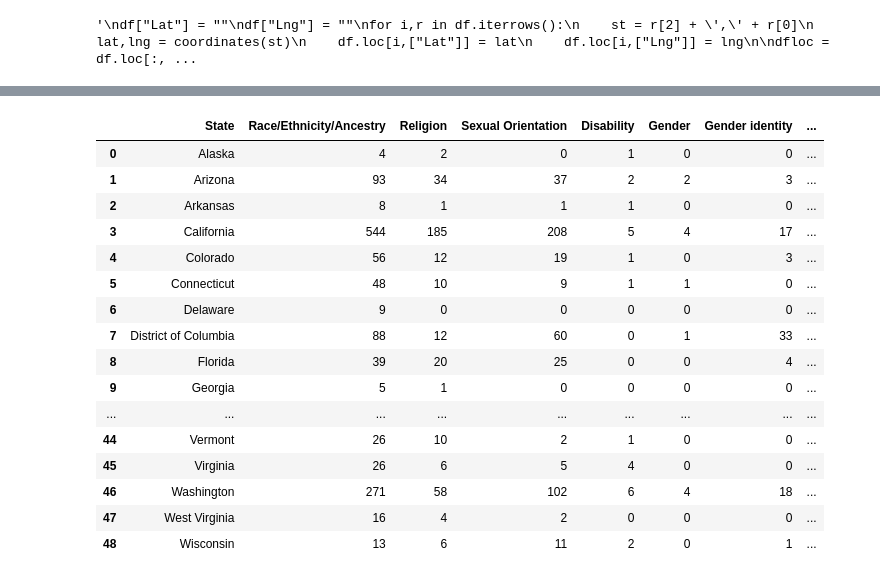
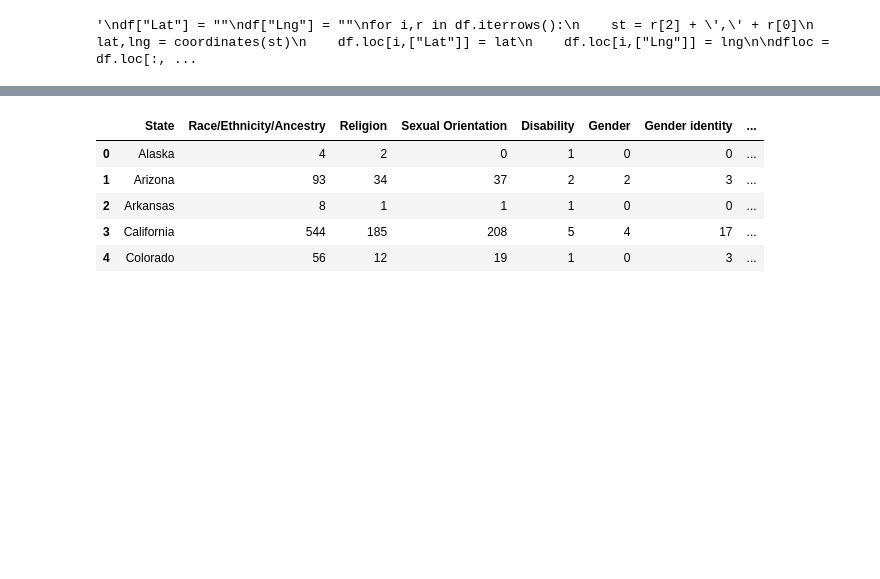
Before and after one commit to msheker/project1mmm, a Jupyter notebook: hatecrime.ipynb, the cells around one changed output, grey strips where cells are left out. Saved outputs shown, nothing was run; the diff lists cells and outputs as text; code cells hidden in the pictures; blank space fills up the shorter version.

```diff
--- a/hatecrime.ipynb
+++ b/hatecrime.ipynb
@@ -178,9 +173,3 @@ f1.add_layer(l)
 f1
 # %% [output]
 [interactive output not drawn]
-# %%
-from census_vars import censuskey
-censusval = dict()
-for k,v in censuskey.items():
-    censusval[v]=k
-censusval
@@ -237,21 +197,11 @@ dfcd
 # %%
 dfrace = pd.merge(dfg,dfcd, how="left",on=["State","State"])
-dfrace
+dfrace["PercentEnglish"] = dfrace.language_speak_only_english / dfrace.population
+dfrace.head()
 # %% [output]
 |  | State | Race/Ethnicity/Ancestry | Religion | Sexual Orientation | Disability | Gender | Gender identity | ... |
 | 0 | Alaska | 4 | 2 | 0 | 1 | 0 | 0 | ... |
 | 1 | Arizona | 93 | 34 | 37 | 2 | 2 | 3 | ... |
 | 2 | Arkansas | 8 | 1 | 1 | 1 | 0 | 0 | ... |
 | 3 | California | 544 | 185 | 208 | 5 | 4 | 17 | ... |
 | 4 | Colorado | 56 | 12 | 19 | 1 | 0 | 3 | ... |
-| 5 | Connecticut | 48 | 10 | 9 | 1 | 1 | 0 | ... |
-| 6 | Delaware | 9 | 0 | 0 | 0 | 0 | 0 | ... |
-| 7 | District of Columbia | 88 | 12 | 60 | 0 | 1 | 33 | ... |
-| 8 | Florida | 39 | 20 | 25 | 0 | 0 | 4 | ... |
-| 9 | Georgia | 5 | 1 | 0 | 0 | 0 | 0 | ... |
-| ... | ... | ... | ... | ... | ... | ... | ... | ... |
-| 44 | Vermont | 26 | 10 | 2 | 1 | 0 | 0 | ... |
-| 45 | Virginia | 26 | 6 | 5 | 4 | 0 | 0 | ... |
-| 46 | Washington | 271 | 58 | 102 | 6 | 4 | 18 | ... |
-| 47 | West Virginia | 16 | 4 | 2 | 0 | 0 | 0 | ... |
-| 48 | Wisconsin | 13 | 6 | 11 | 2 | 0 | 1 | ... |
```
Also changed, not shown: parts of 13 cells of this notebook, 1 other file.
